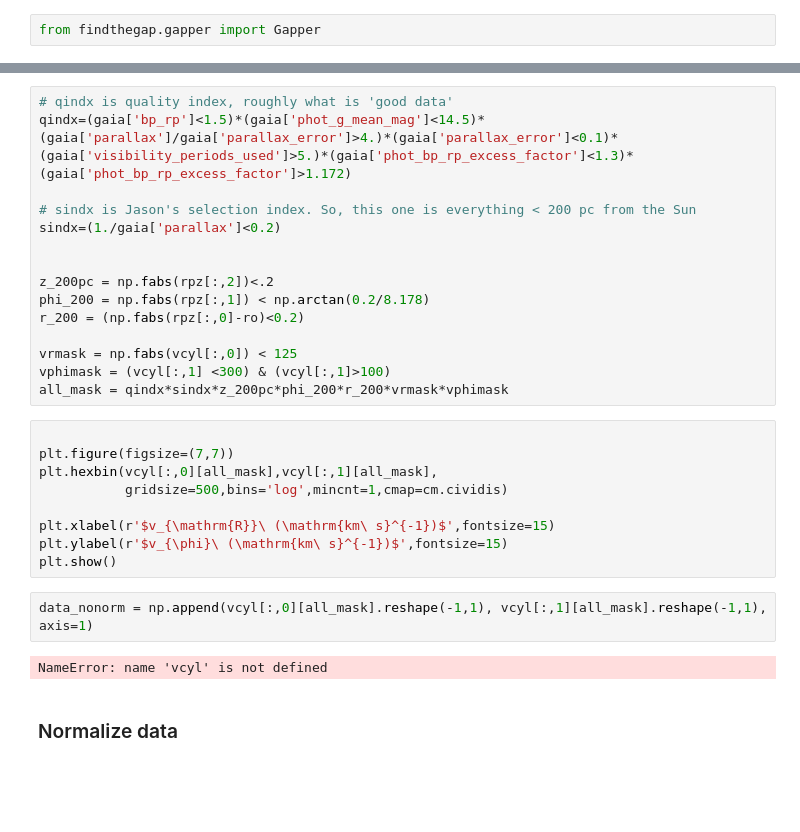
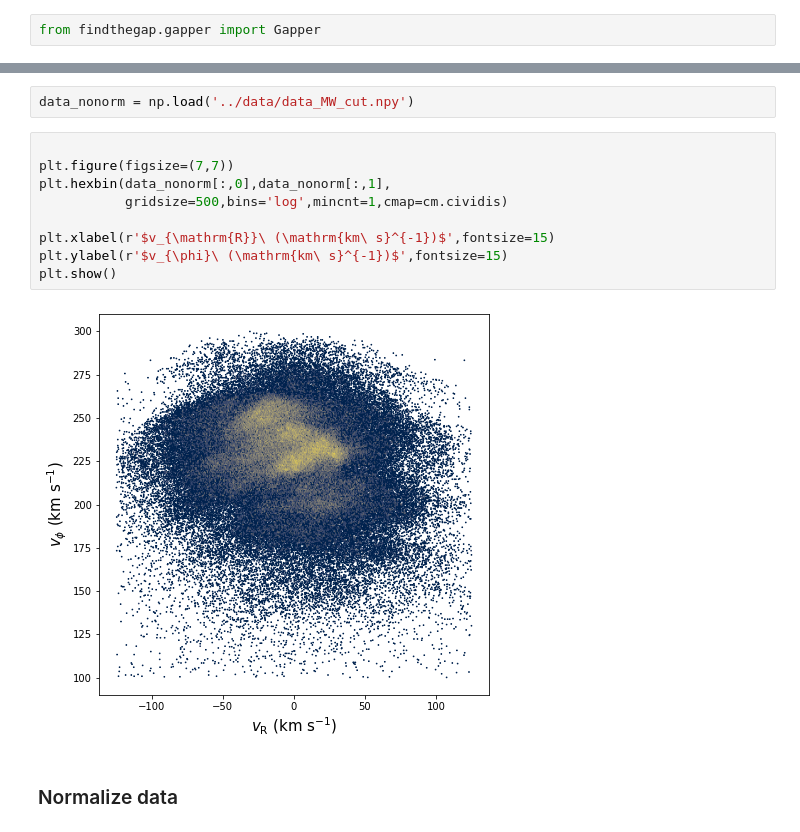
Before and after one commit to contardog/FindTheGap, a Jupyter notebook: examples/example_MW_2D.py.ipynb, the cells around one changed output, grey strips where cells are left out. Cells and saved outputs as stored; diff of their text form; blank space fills up the shorter version.

```diff
--- a/examples/example_MW_2D.py.ipynb
+++ b/examples/example_MW_2D.py.ipynb
@@ -49,31 +92,16 @@ vcyl=coords.vxvyvz_to_galcencyl(vxyz[:,0],vxyz[:,1],vxyz[:,2],XYZ[:,0]+ro,XYZ[:,
-# %%
-# qindx is quality index, roughly what is 'good data'
-qindx=(gaia['bp_rp']<1.5)*(gaia['phot_g_mean_mag']<14.5)*(gaia['parallax']/gaia['parallax_error']>4.)*(gaia['parallax_error']<0.1)*(gaia['visibility_periods_used']>5.)*(gaia['phot_bp_rp_excess_factor']<1.3)*(gaia['phot_bp_rp_excess_factor']>1.172)
-
-# sindx is Jason's selection index. So, this one is everything < 200 pc from the Sun
-sindx=(1./gaia['parallax']<0.2)
-
-
-z_200pc = np.fabs(rpz[:,2])<.2
-phi_200 = np.fabs(rpz[:,1]) < np.arctan(0.2/8.178)
-r_200 = (np.fabs(rpz[:,0]-ro)<0.2)
-
-vrmask = np.fabs(vcyl[:,0]) < 125
-vphimask = (vcyl[:,1] <300) & (vcyl[:,1]>100)
-all_mask = qindx*sindx*z_200pc*phi_200*r_200*vrmask*vphimask
+# %%
+data_nonorm = np.load('../data/data_MW_cut.npy')
 # %%
 
 plt.figure(figsize=(7,7))
-plt.hexbin(vcyl[:,0][all_mask],vcyl[:,1][all_mask],
+plt.hexbin(data_nonorm[:,0],data_nonorm[:,1],
            gridsize=500,bins='log',mincnt=1,cmap=cm.cividis)
 
 plt.xlabel(r'$v_{\mathrm{R}}\ (\mathrm{km\ s}^{-1})$',fontsize=15)
 plt.ylabel(r'$v_{\phi}\ (\mathrm{km\ s}^{-1})$',fontsize=15)
 plt.show()
+# %% [output]
+[figure, added]
-# %%
-data_nonorm = np.append(vcyl[:,0][all_mask].reshape(-1,1), vcyl[:,1][all_mask].reshape(-1,1), axis=1)
-# %% [output]
-NameError: name 'vcyl' is not defined
 # %% [markdown]
 ### Normalize data
 # %%
```
Also changed, not shown: parts of 35 cells of this notebook, 1 other file.
